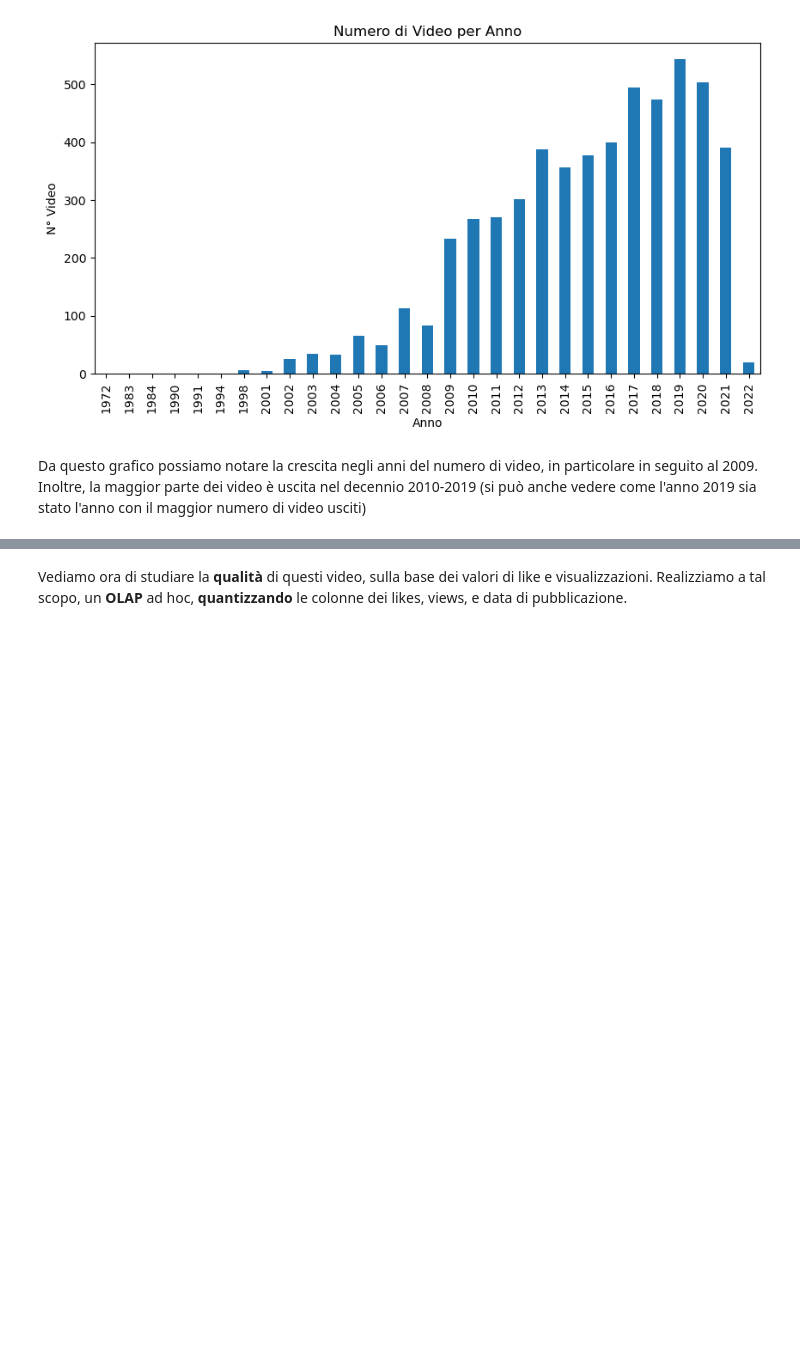
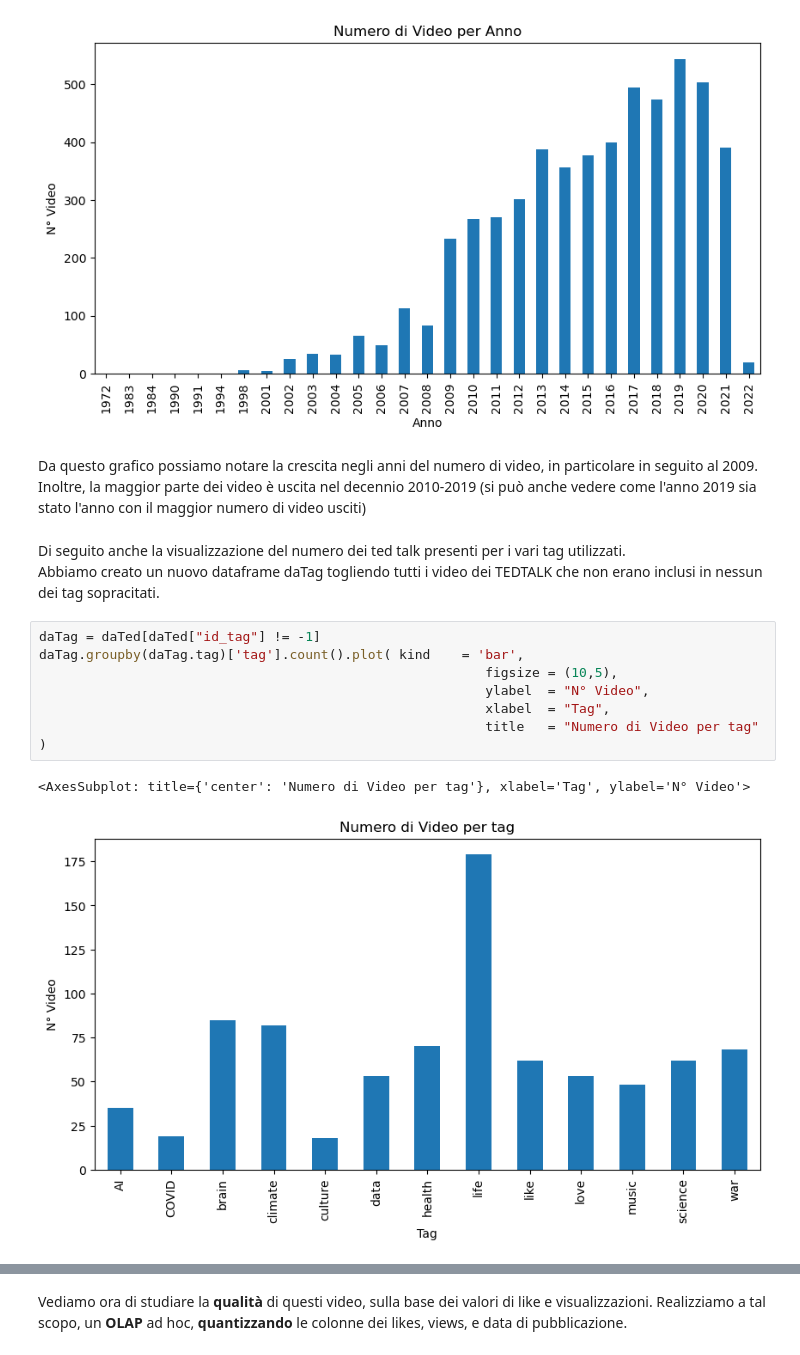
Before and after one commit to InKeaton/DataTed, a Jupyter notebook: data_ted_neo.ipynb, the cells around one changed output, grey strips where cells are left out. Saved outputs shown, nothing was run; the diff lists cells and outputs as text; blank space fills up the shorter version.

```diff
--- a/data_ted_neo.ipynb
+++ b/data_ted_neo.ipynb
@@ -308,3 +343,16 @@ daTed.groupby(daTed.date.dt.year)['title'].count().plot( kind    = 'bar',
 [figure]
 # %% [markdown]
 Da questo grafico possiamo notare la crescita negli anni del numero di video, in particolare in seguito al 2009. Inoltre, la maggior parte dei video è uscita nel decennio 2010-2019 (si può anche vedere come l'anno 2019 sia stato l'anno con il maggior numero di video usciti)
+# %% [markdown]
+Di seguito anche la visualizzazione del numero dei ted talk presenti per i vari tag utilizzati.<br>
+Abbiamo creato un nuovo dataframe daTag togliendo tutti i video dei TEDTALK che non erano inclusi in nessun dei tag sopracitati.
+# %%
+daTag = daTed[daTed["id_tag"] != -1]
+daTag.groupby(daTag.tag)['tag'].count().plot( kind    = 'bar',
+                                                         figsize = (10,5),
+                                                         ylabel  = "N° Video",
+                                                         xlabel  = "Tag",
+                                                         title   = "Numero di Video per tag" )
+# %% [output]
+<AxesSubplot: title={'center': 'Numero di Video per tag'}, xlabel='Tag', ylabel='N° Video'>
+[figure, added]
```
Also changed, not shown: parts of 35 cells of this notebook.
